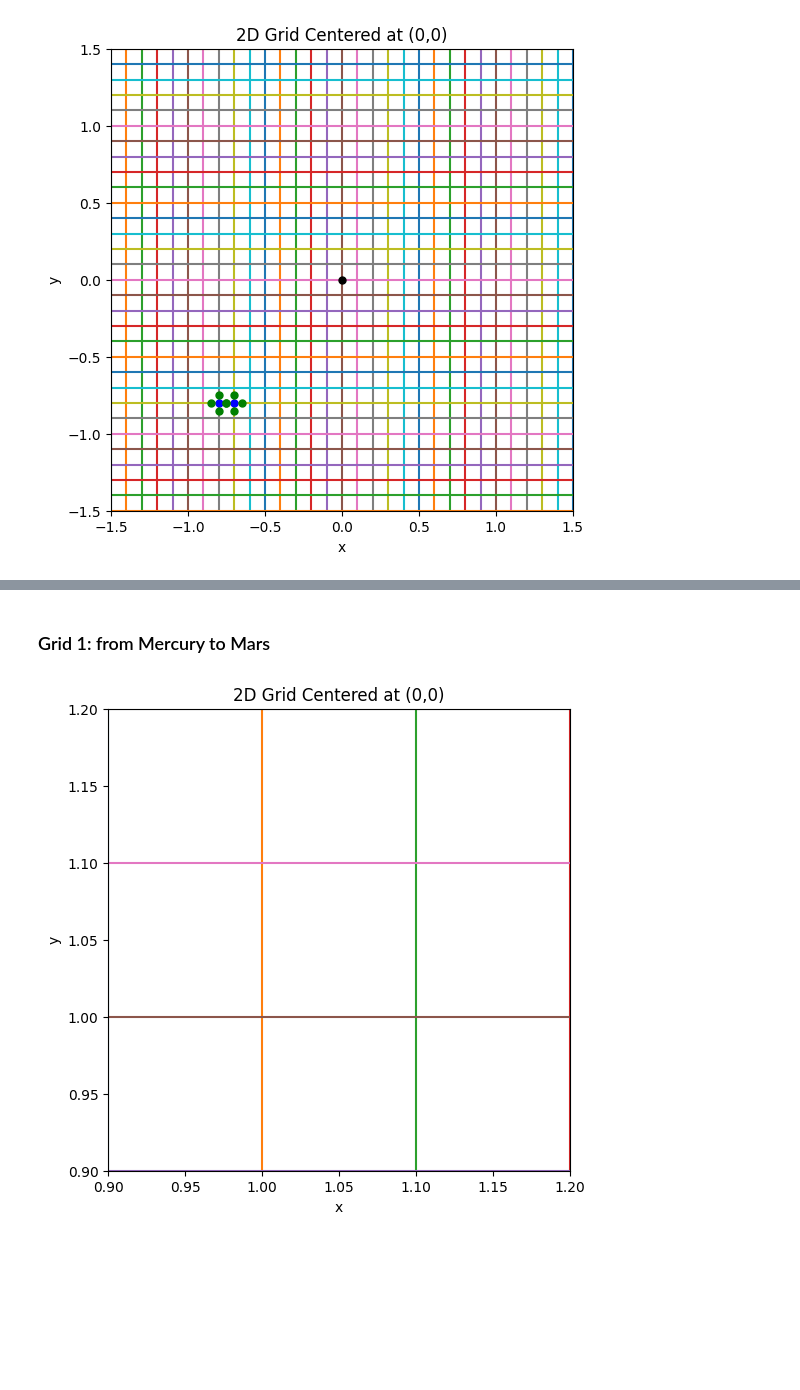
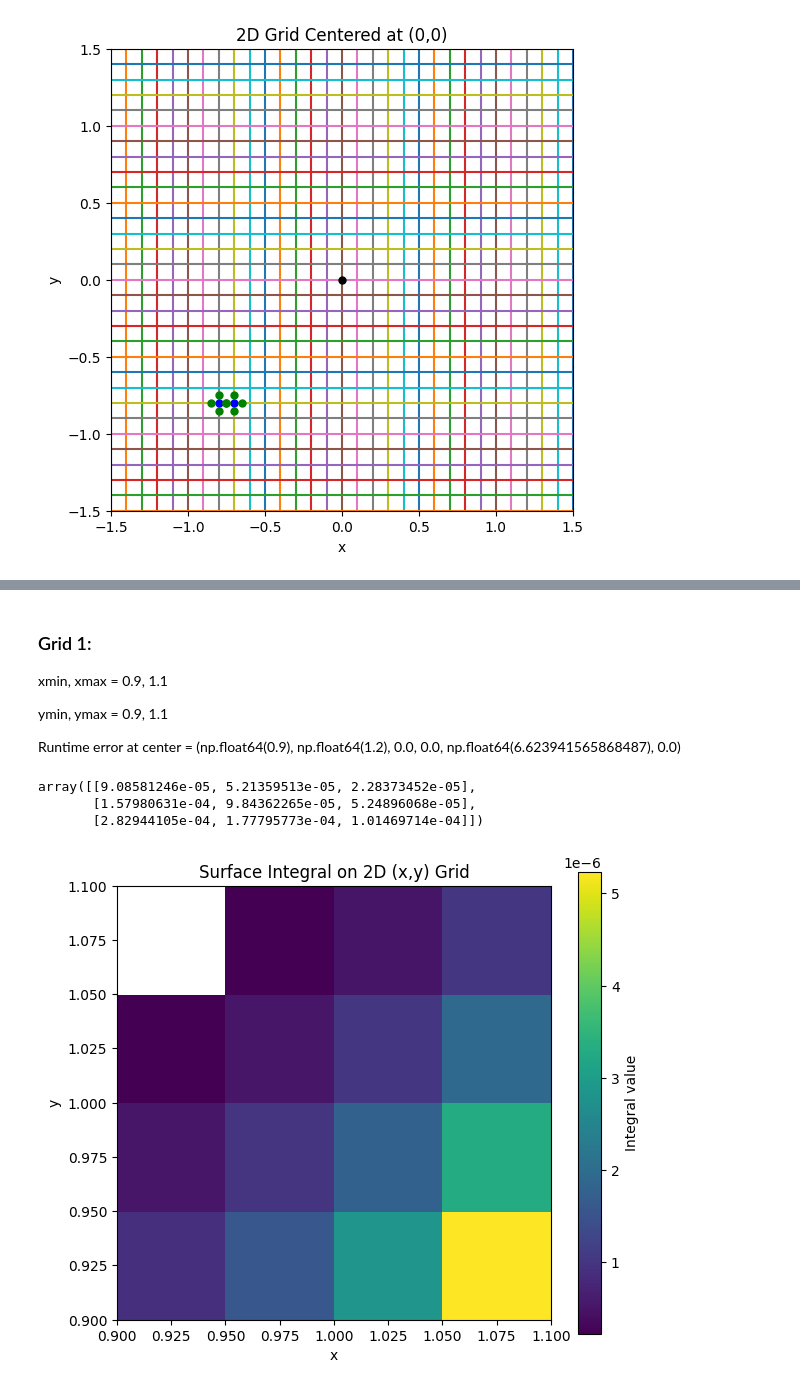
Before and after one commit to JuanitaAgudelo/TesisRepo, a Jupyter notebook: density_space_mapping/z_grid_mapping.ipynb, the cells around one changed output, grey strips where cells are left out. Drawn from its saved outputs; the diff is of its cells as text; code cells hidden in the pictures; blank space fills up the shorter version.

```diff
--- a/density_space_mapping/z_grid_mapping.ipynb
+++ b/density_space_mapping/z_grid_mapping.ipynb
@@ -102,8 +102,8 @@ plt.show()
 # %% [output]
 [figure]
 # %%
-xmin, xmax = 0.9, 1.2
-ymin, ymax = 0.9, 1.2
+xmin, xmax = 0.9, 1.1
+ymin, ymax = 0.9, 1.1
 dx_grid = 0.1
 dy_grid = 0.1
 
@@ -191,34 +189,30 @@ KeyboardInterrupt:
 # %% [markdown]
-### Grid 1: from Mercury to Mars
+### Grid 1:
+xmin, xmax = 0.9, 1.1
+
+ymin, ymax = 0.9, 1.1
+
+Runtime error at center = (np.float64(0.9), np.float64(1.2), 0.0, 0.0, np.float64(6.623941565868487), 0.0)
+# %%
+integral_grid/(0.1*0.1)
+# %% [output]
+array([[9.08581246e-05, 5.21359513e-05, 2.28373452e-05],
+       [1.57980631e-04, 9.84362265e-05, 5.24896068e-05],
+       [2.82944105e-04, 1.77795773e-04, 1.01469714e-04]])
 # %%
-# grid parameters
-xmin, xmax = 0.9, 1.2
-ymin, ymax = 0.9, 1.2
-dx, dy = 0.1, 0.1
+import matplotlib.pyplot as plt
 
-# generate grid lines
-x_lines = np.arange(xmin, xmax + dx, dx)
-y_lines = np.arange(ymin, ymax + dy, dy)
+with open("P_X_grid_1.dat", "rb") as f:
+    integral_grid1 = np.loadtxt(f)
 
-plt.figure(figsize=(6, 6))
-
-# draw vertical lines
-for x in x_lines:
-    plt.plot([x, x], [ymin, ymax])
-
-# draw horizontal lines
-for y in y_lines:
-    plt.plot([xmin, xmax], [y, y])
-
-plt.plot(0, 0, '.', color='black', markersize=10)
-plt.xlim(xmin, xmax)
-plt.ylim(ymin, ymax)
-plt.gca().set_aspect('equal', adjustable='box')
+plt.figure(figsize=(7,6))
+plt.imshow(integral_grid1.T, origin='lower',
+           extent=[xmin, xmax, ymin, ymax],
+           aspect='equal')
+plt.colorbar(label="Integral value")
 plt.xlabel("x")
 plt.ylabel("y")
-plt.title("2D Grid Centered at (0,0)")
-plt.grid(False)
-
+plt.title("Surface Integral on 2D (x,y) Grid")
 plt.show()
 # %% [output]
-[figure, old version]
+[figure, new version]
```
Also changed, not shown: parts of 4 cells of this notebook, 3 other files.
